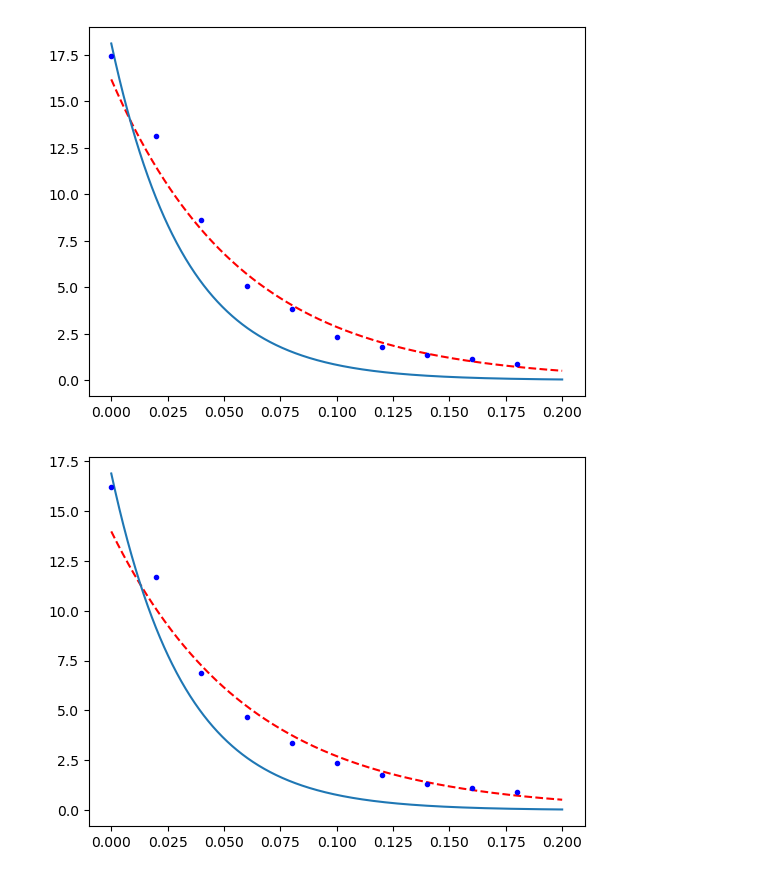
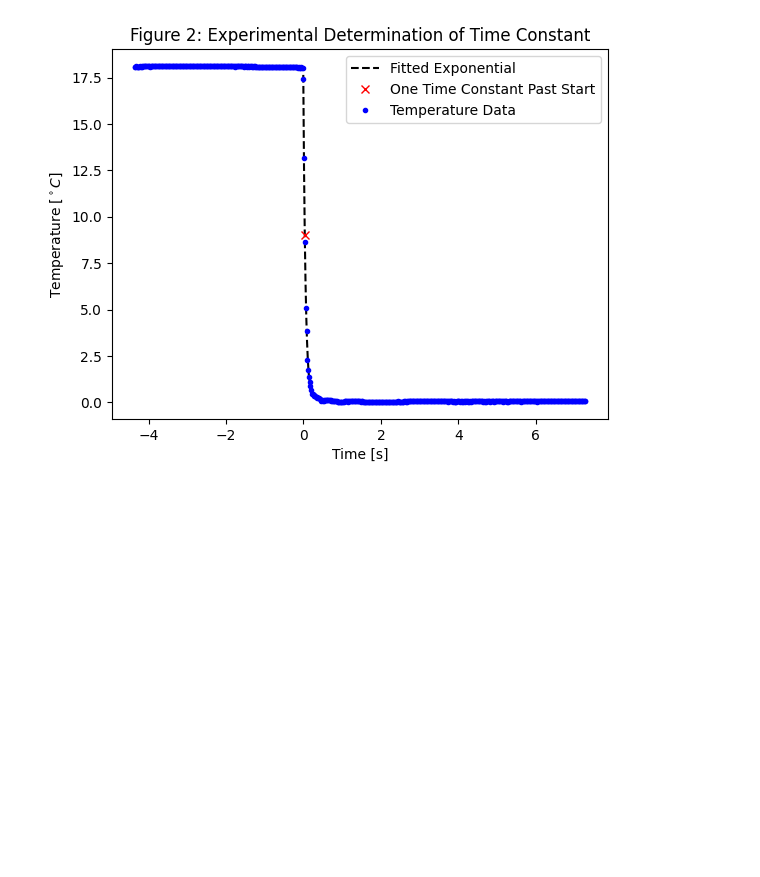
Before and after one commit to lsculv/ECH145A-Lab1, a Jupyter notebook: lab1.ipynb, the cells around one changed output. Saved outputs shown, nothing was run; the diff lists cells and outputs as text; code cells hidden in the pictures; blank space fills up the shorter version.

Commit message:
Finished fig1 and fig2 and did error calcs

```diff
--- a/lab1.ipynb
+++ b/lab1.ipynb
@@ -87,18 +133,30 @@ plt.show()
 # %%
 # Data paths
-t1r1 = ["./Data/EXP1.2 - TASK1/rate_1_trial_1.csv", "./Data/EXP1.2 - TASK1/rate_1_trial_2.csv", "./Data/EXP1.2 - TASK1/rate_1_trial_3.csv"]
-t1r2 = ["./Data/EXP1.2 - TASK1/rate_2_trial_1.csv", "./Data/EXP1.2 - TASK1/rate_2_trial_2.csv", "./Data/EXP1.2 - TASK1/rate_2_trial_3.csv"]
-t1r3 = ["./Data/EXP1.2 - TASK1/rate_3_trial_1.csv", "./Data/EXP1.2 - TASK1/rate_3_trial_2.csv", "./Data/EXP1.2 - TASK1/rate_3_trial_3.csv"]
+t1r1 = [
+    "./Data/EXP1.2 - TASK1/rate_1_trial_1.csv",
+    "./Data/EXP1.2 - TASK1/rate_1_trial_2.csv",
+    "./Data/EXP1.2 - TASK1/rate_1_trial_3.csv",
+]
+t1r2 = [
+    "./Data/EXP1.2 - TASK1/rate_2_trial_1.csv",
+    "./Data/EXP1.2 - TASK1/rate_2_trial_2.csv",
+    "./Data/EXP1.2 - TASK1/rate_2_trial_3.csv",
+]
+t1r3 = [
+    "./Data/EXP1.2 - TASK1/rate_3_trial_1.csv",
+    "./Data/EXP1.2 - TASK1/rate_3_trial_2.csv",
+    "./Data/EXP1.2 - TASK1/rate_3_trial_3.csv",
+]
 
 # Load data
-drop1 = np.loadtxt(t1r2[0], delimiter=",", skiprows=7, usecols=[1,2])
-drop2 = np.loadtxt(t1r2[1], delimiter=",", skiprows=7, usecols=[1,2])
-drop3 = np.loadtxt(t1r2[2], delimiter=",", skiprows=7, usecols=[1,2])
+drop1 = np.loadtxt(t1r2[0], delimiter=",", skiprows=7, usecols=[1, 2])
+drop2 = np.loadtxt(t1r2[1], delimiter=",", skiprows=7, usecols=[1, 2])
+drop3 = np.loadtxt(t1r2[2], delimiter=",", skiprows=7, usecols=[1, 2])
 
 # Theoretical calculations
-bead_D = 1.3933 * (1/1000)
+bead_D = 1.3933 * (1 / 1000)
 
-# Values for K Cited From TABLE 1 of:
+# Values for K cited from TABLE 1 of:
 # Sundqvist, B. (1992).
 # Thermal diffusivity and thermal conductivity of Chromel, Alumel, and Constantan in the range 100–450 K.
 # Journal of Applied Physics, 72(2), 539–545.
@@ -113,58 +171,81 @@ T0_1 = drop1[:100, 1].mean()
 T0_2 = drop2[:100, 1].mean()
 T0_3 = drop3[:100, 1].mean()
 
+
 def T(t, T0, tau):
     return T0 * np.exp(-t / tau)
+
 
 def fit_exp(t, y):
     y = np.log(y)
     K, A_log = np.polyfit(t, y, 1)
     A = np.exp(A_log)
     return A, K
+
+
+def find_nearest(data, value):
+    idx = (np.abs(data - value)).argmin()
+    return idx
+
 
 # Start and end of each temp drop trial
 start_idx1 = np.diff(drop1[:, 1]).argmin() - 1
 end_idx1 = start_idx1 + 10
 
 start_idx2 = np.diff(drop2[:, 1]).argmin() - 1
 end_idx2 = start_idx2 + 10
 
 start_idx3 = np.diff(drop3[:, 1]).argmin() - 1
 end_idx3 = start_idx3 + 10
 
 t_exp1 = drop1[start_idx1:end_idx1, 0] - drop1[start_idx1, 0]
 T_exp1 = drop1[start_idx1:end_idx1, 1]
 
 t_exp2 = drop2[start_idx2:end_idx2, 0] - drop2[start_idx2, 0]
 T_exp2 = drop2[start_idx2:end_idx2, 1]
 
 t_exp3 = drop3[start_idx3:end_idx3, 0] - drop3[start_idx3, 0]
 T_exp3 = drop3[start_idx3:end_idx3, 1]
 
 # Exponential data fit for each trial
-time = np.linspace(0, 0.2, 1000)
+time = np.linspace(-0.005, 0.2, 1000)
 A1, K1 = fit_exp(t_exp1, T_exp1)
 A2, K2 = fit_exp(t_exp2, T_exp2)
 A3, K3 = fit_exp(t_exp3, T_exp3)
 drop1_fit = A1 * np.exp(K1 * time)
 drop2_fit = A2 * np.exp(K2 * time)
 drop3_fit = A3 * np.exp(K3 * time)
 
 # Plot data, fitted curve and theoretical curve
-plt.plot(time, drop1_fit, "r--")
-plt.plot(time, T(time, T0_1, tau_theory))
-plt.plot(t_exp1, T_exp1, "b.")
+tau_fit1 = time[find_nearest(drop1_fit, T0_1 / 2)] / np.log(2)
+tau_fit2 = time[find_nearest(drop2_fit, T0_2 / 2)] / np.log(2)
+tau_fit3 = time[find_nearest(drop3_fit, T0_3 / 2)] / np.log(2)
+t_value = 3.182
+tau_avg = (tau_fit1 + tau_fit2 + tau_fit3) / 3
+tau_error = np.array([tau_fit1, tau_fit2, tau_fit3]).std() * (
+    t_value / np.sqrt(3)
+)
+
+plt.plot(time, drop1_fit, "k--", label="Fitted Exponential")
+plt.plot(
+    tau_fit1 * np.log(2),
+    drop1_fit[find_nearest(drop1_fit, T0_1 / 2)],
+    "rx",
+    label="One Time Constant Past Start",
+)
+plt.plot(
+    drop1[:, 0] - drop1[start_idx1, 0], drop1[:, 1], "b.", label="Temperature Data"
+)
+
+plt.xlabel("Time [s]")
+plt.ylabel("Temperature $[^\circ C]$")
+plt.title("Figure 2: Experimental Determination of Time Constant")
+plt.legend()
 plt.show()
 
-plt.plot(time, drop2_fit, "r--")
-plt.plot(time, T(time, T0_2, tau_theory))
-plt.plot(t_exp2, T_exp2, "b.")
-plt.show()
 
-plt.plot(time, drop3_fit, "r--")
-plt.plot(time, T(time, T0_3, tau_theory))
-plt.plot(t_exp3, T_exp3, "b.")
-plt.show()
+print(tau_avg)
+print(tau_error)
+print(tau_theory)
 # %% [output]
-[figure, old version]
+[figure, new version]
-[figure, removed]
```
Also changed, not shown: parts of 3 cells of this notebook.
